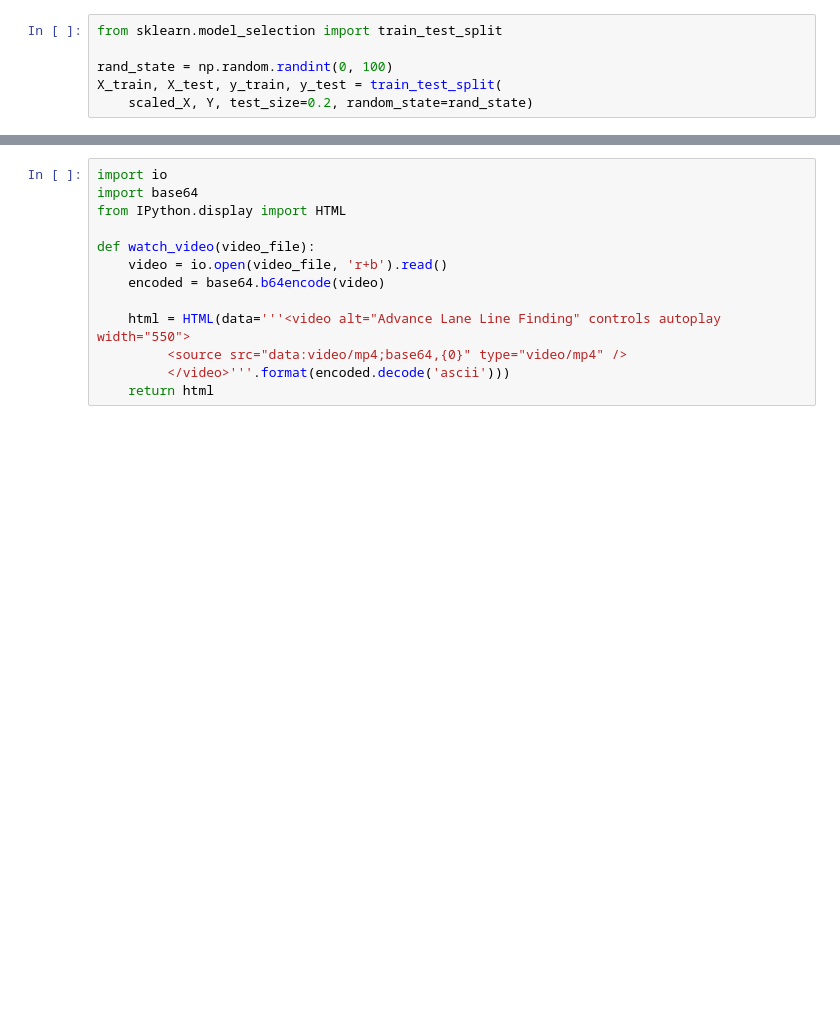
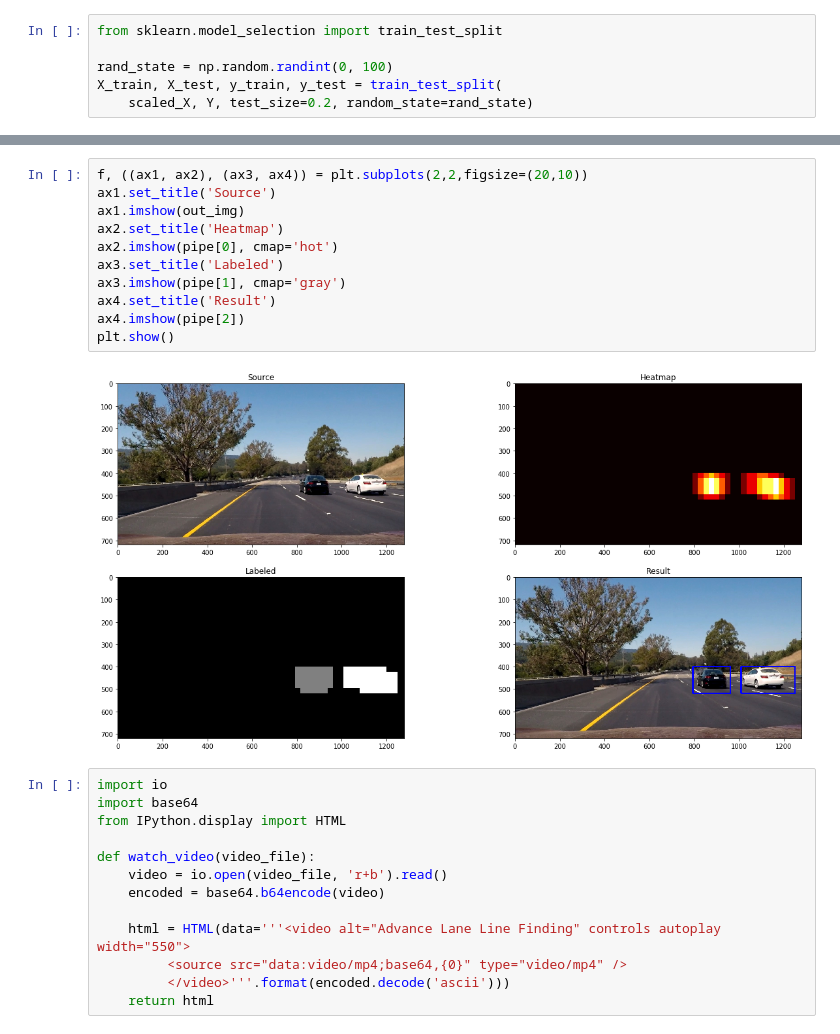
Before and after one commit to yazeedalrubyli/SDCND, a Jupyter notebook: Term1/Vehicle-Detection-and-Tracking/VehicleDetection.ipynb, the cells around one changed output, grey strips where cells are left out. Cells and saved outputs as stored; diff of their text form; blank space fills up the shorter version.

```diff
--- a/Term1/Vehicle-Detection-and-Tracking/VehicleDetection.ipynb
+++ b/Term1/Vehicle-Detection-and-Tracking/VehicleDetection.ipynb
@@ -283,3 +293,16 @@ plt.show()
+# %%
+f, ((ax1, ax2), (ax3, ax4)) = plt.subplots(2,2,figsize=(20,10))
+ax1.set_title('Source')
+ax1.imshow(out_img)
+ax2.set_title('Heatmap')
+ax2.imshow(pipe[0], cmap='hot')
+ax3.set_title('Labeled')
+ax3.imshow(pipe[1], cmap='gray')
+ax4.set_title('Result')
+ax4.imshow(pipe[2])
+plt.show()
+# %% [output]
+[figure, added]
 # %%
 import io
 import base64
```
Also changed, not shown: parts of 4 cells of this notebook.
